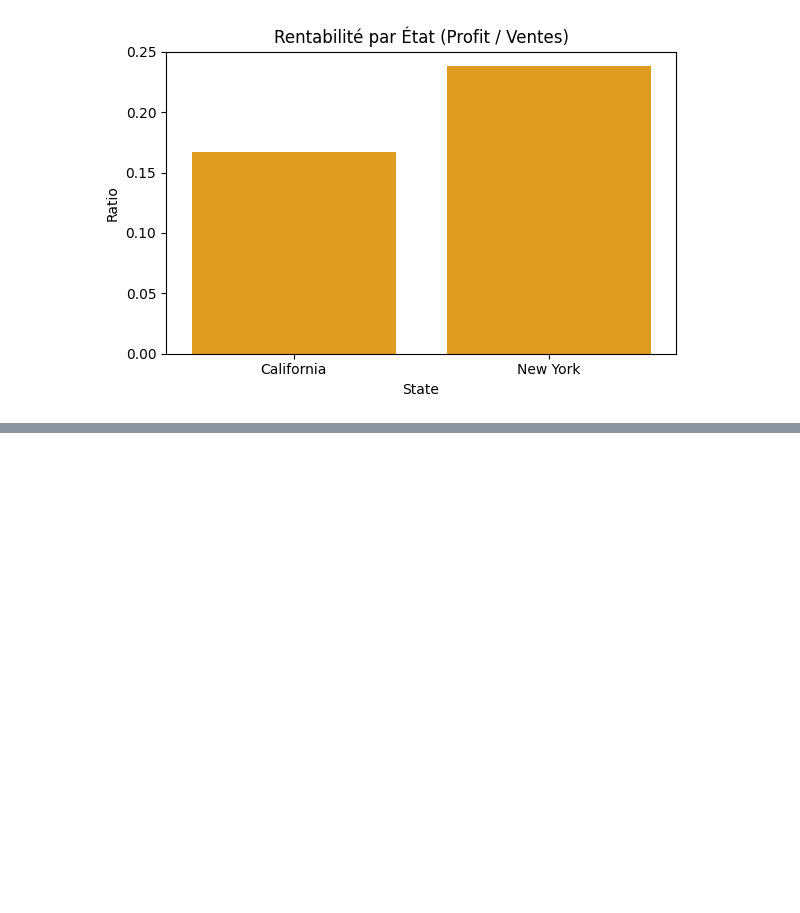
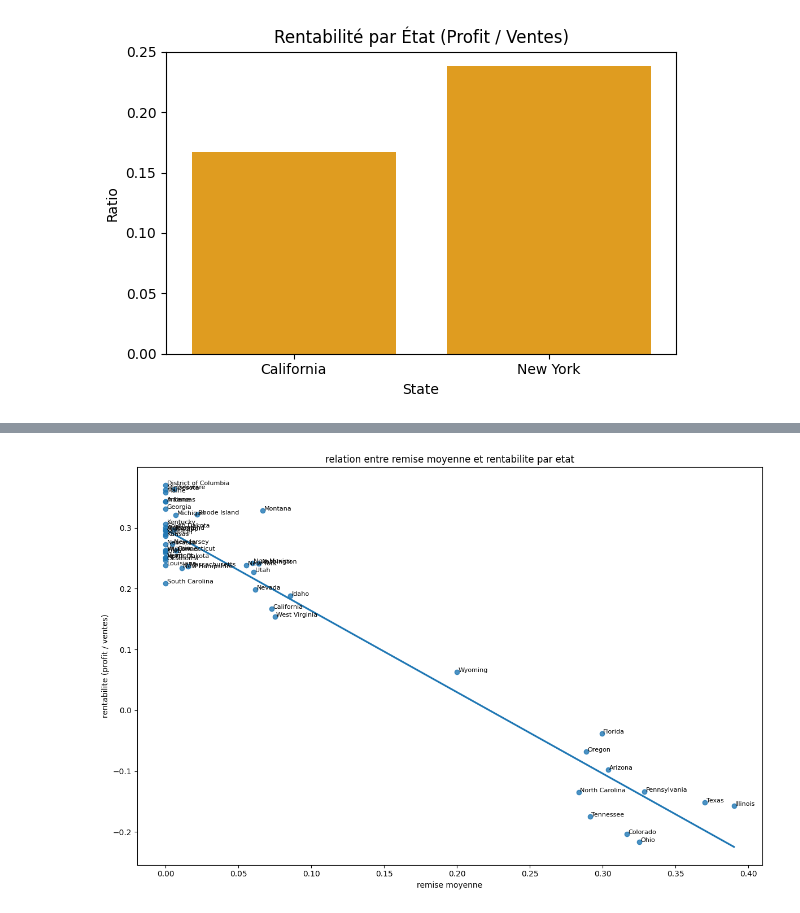
Before and after one commit to Jeynova/GenAI_Bootcamp, a Jupyter notebook: week2/day5/MiniProjet/projet.ipynb, the cells around one changed output, grey strips where cells are left out. Cells and saved outputs as stored; diff of their text form; code cells hidden in the pictures; blank space fills up the shorter version.

```diff
--- a/week2/day5/MiniProjet/projet.ipynb
+++ b/week2/day5/MiniProjet/projet.ipynb
@@ -216,0 +418,7 @@ plt.show()
+# %%
+discount_by_state = df.groupby('State')['Discount'].mean()
+state_summary = df.groupby('State')[['Sales', 'Profit']].sum()
+state_summary['Rentabilite'] = state_summary['Profit'] / state_summary['Sales']
+state_summary['Remise Moyenne'] = discount_by_state
+print(state_summary.sort_values(by='Rentabilite', ascending=False).head(10))
+print(state_summary.sort_values(by='Rentabilite').head(10))
@@ -216,0 +443,21 @@ plt.show()
+# %%
+# preparation
+data = state_summary.reset_index()
+
+# scatterplot avec droite
+plt.figure(figsize=(12, 8))
+sns.regplot(data=data, x='Remise Moyenne', y='Rentabilite', ci=None)
+
+# ajouter les noms des etats
+for i in range(len(data)):
+    x = data.loc[i, 'Remise Moyenne']
+    y = data.loc[i, 'Rentabilite']
+    plt.text(x + 0.001, y, data.loc[i, 'State'], fontsize=8)
+
+plt.title('relation entre remise moyenne et rentabilite par etat')
+plt.xlabel('remise moyenne')
+plt.ylabel('rentabilite (profit / ventes)')
+plt.tight_layout()
+plt.show()
+# %% [output]
+[figure, added]
```
Also changed, not shown: parts of 25 cells of this notebook.
